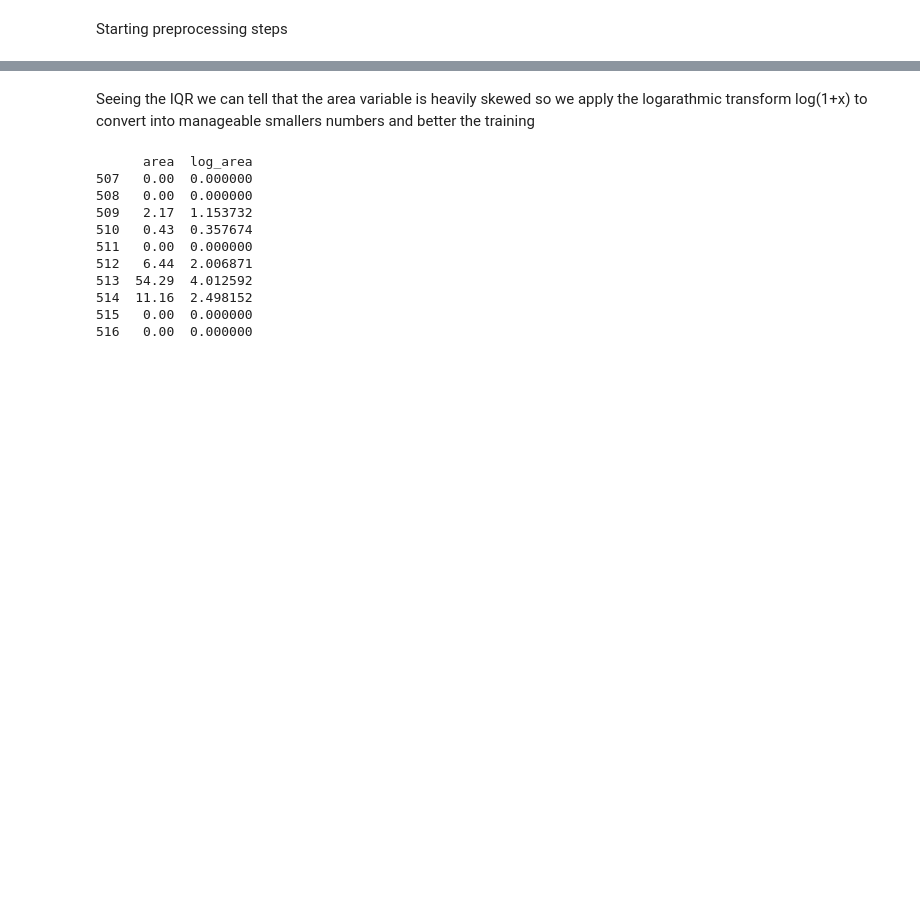
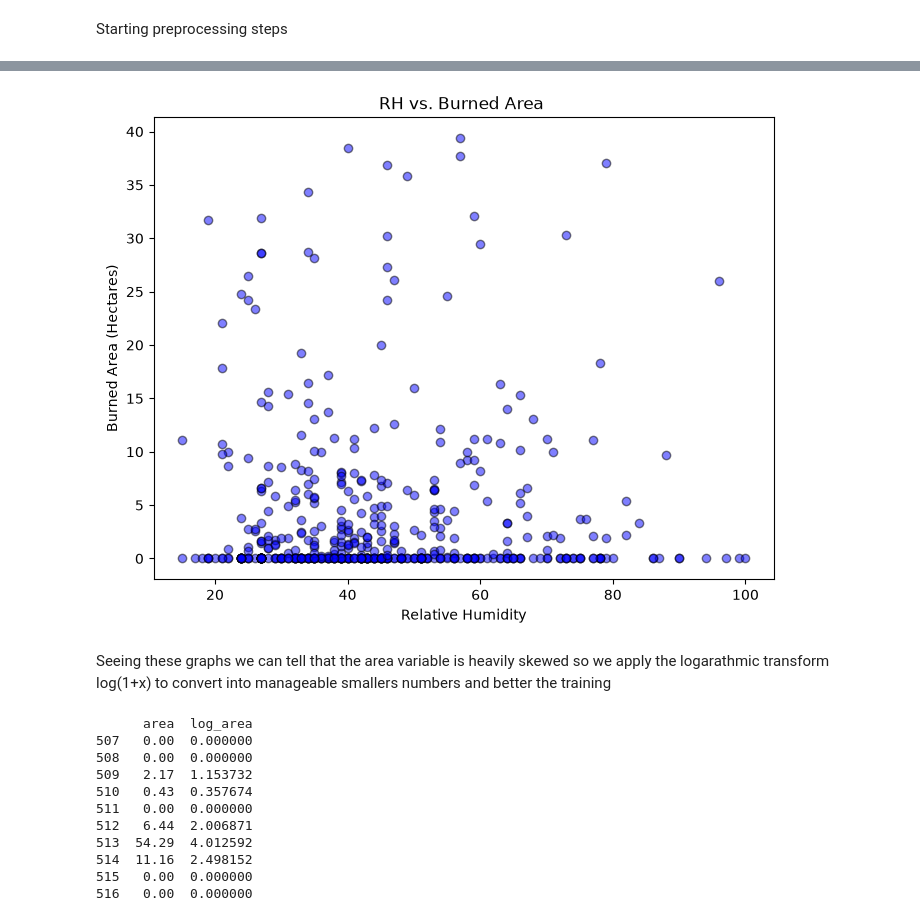
Before and after one commit to Bless-Kukreja/Forest-fire-detection, a Jupyter notebook: src/main.ipynb, the cells around one changed output, grey strips where cells are left out. Cells and saved outputs as stored; diff of their text form; code cells hidden in the pictures; blank space fills up the shorter version.

```diff
--- a/src/main.ipynb
+++ b/src/main.ipynb
@@ -78,5 +89,20 @@ print(relevent_df[relevent_df['area']==0].shape)
+# %%
+plt.figure(figsize=(8, 6))
+
+plt.scatter(df[df['area'] < 40]['RH'], df[df['area'] < 40]['area'],
+    alpha=0.5,
+    color='blue',
+    edgecolor='black'
+)
+plt.xlabel('Relative Humidity')
+plt.ylabel('Burned Area (Hectares)')
+plt.title('RH vs. Burned Area ')
+
+plt.show()
+# %% [output]
+[figure, added]
 # %% [markdown]
-Seeing the IQR we can tell that the area variable is heavily skewed so we apply the logarathmic transform log(1+x) to convert into manageable smallers numbers and better the training
+Seeing these graphs we can tell that the area variable is heavily skewed so we apply the logarathmic transform log(1+x) to convert into manageable smallers numbers and better the training
 # %%
 relevent_df['log_area'] = np.log1p(df['area'])
 
```
Also changed, not shown: parts of 4 cells of this notebook.
